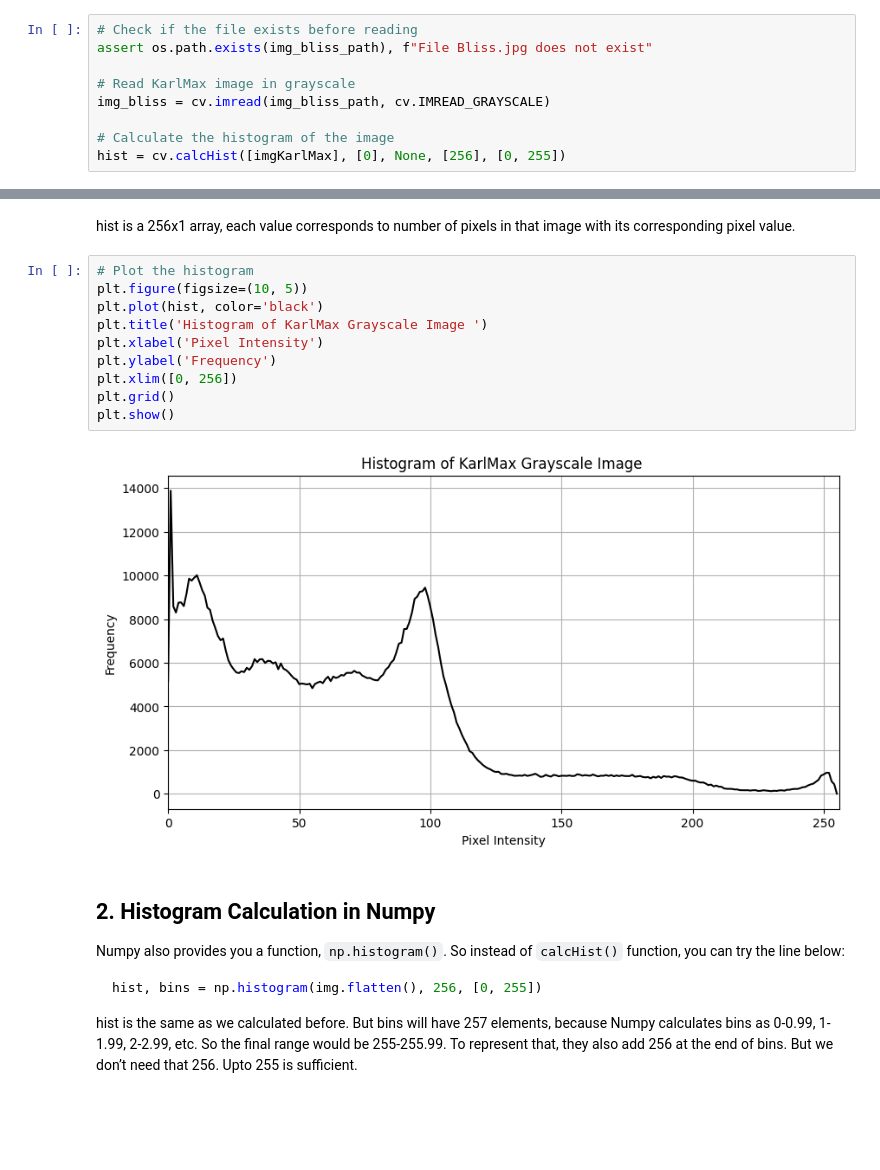
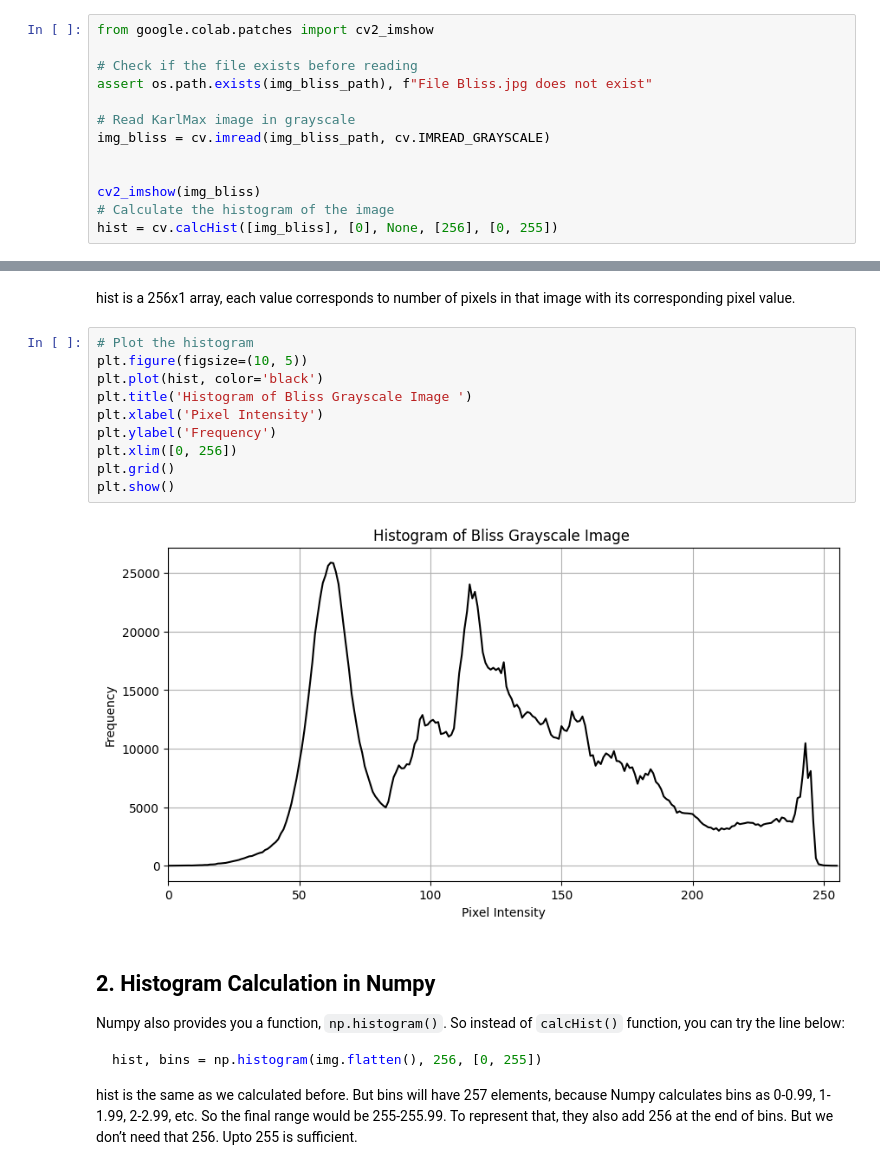
Before and after one commit to Likelipop/See_image_processing, a Jupyter notebook: Lab_02/Week2.ipynb, the cells around one changed output, grey strips where cells are left out. Cells and saved outputs as stored; diff of their text form; blank space fills up the shorter version.

```diff
--- a/Lab_02/Week2.ipynb
+++ b/Lab_02/Week2.ipynb
@@ -27,11 +28,15 @@ Now we have an idea on what is histogram, we can look into how to find this. Bot
 -**Why do we need to divide the histogram into "BINS"**: As mention above, The number of bins determines the level of detail in the histogram. More bins mean finer detail (smother histogram) (smaller intervals, with more bins showing subtle differences), while fewer bins provide a broader summary (discrete histogram).
 WHen we only interested in a certain range of intensity, we can highlight different characteristics of an image just by adjusting the number of bins for specific tasks like image segmentation, thresholding, or color matching. For example, using fewer bins can help reduce noise and highlight dominant colors.
 # %%
+from google.colab.patches import cv2_imshow
+
 # Check if the file exists before reading
 assert os.path.exists(img_bliss_path), f"File Bliss.jpg does not exist"
 
 # Read KarlMax image in grayscale
 img_bliss = cv.imread(img_bliss_path, cv.IMREAD_GRAYSCALE)
 
+
+cv2_imshow(img_bliss)
 # Calculate the histogram of the image
-hist = cv.calcHist([imgKarlMax], [0], None, [256], [0, 255])
+hist = cv.calcHist([img_bliss], [0], None, [256], [0, 255])
@@ -40,15 +47,15 @@ hist is a 256x1 array, each value corresponds to number of pixels in that image
 # %%
 # Plot the histogram
 plt.figure(figsize=(10, 5))
 plt.plot(hist, color='black')
-plt.title('Histogram of KarlMax Grayscale Image ')
+plt.title('Histogram of Bliss Grayscale Image ')
 plt.xlabel('Pixel Intensity')
 plt.ylabel('Frequency')
 plt.xlim([0, 256])
 plt.grid()
 plt.show()
 # %% [output]
-[figure, old version]
+[figure, new version]
 # %% [markdown]
 ## 2. Histogram Calculation in Numpy
 
```
Also changed, not shown: parts of 8 cells of this notebook.
